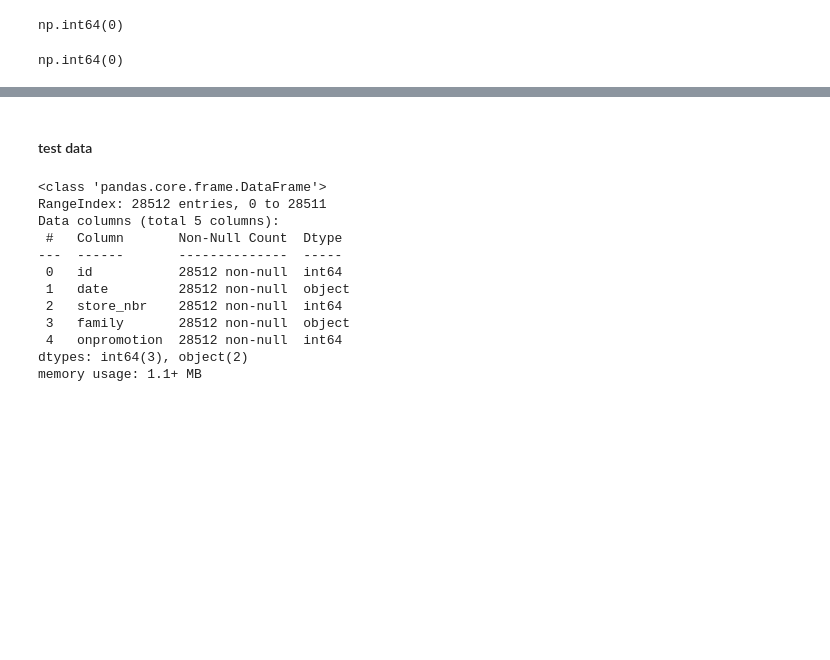
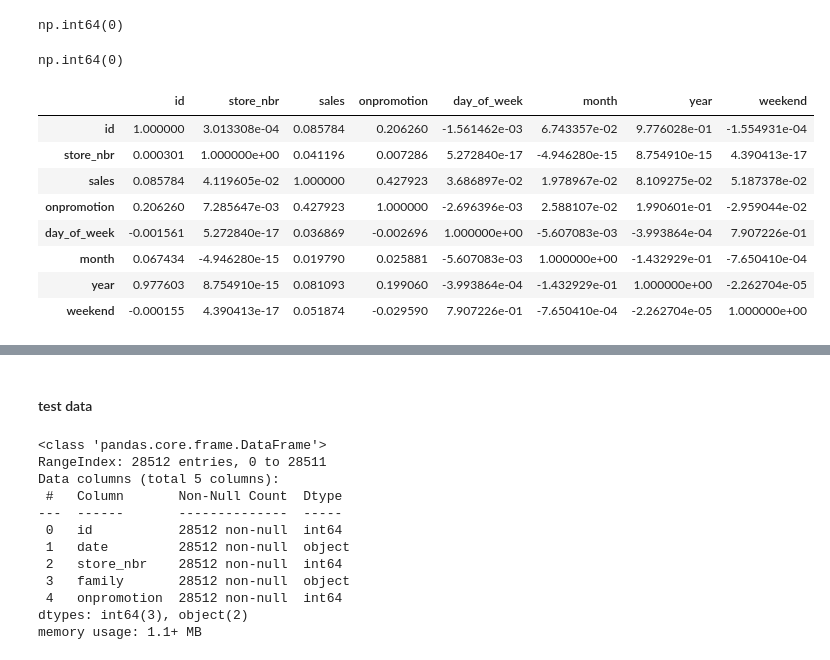
Before and after one commit to Ogoms/Time-Series-Regression-Analysis, a Jupyter notebook: Notebook/main.ipynb, the cells around one changed output, grey strips where cells are left out. Drawn from its saved outputs; the diff is of its cells as text; code cells hidden in the pictures; blank space fills up the shorter version.

```diff
--- a/Notebook/main.ipynb
+++ b/Notebook/main.ipynb
@@ -193,3 +193,21 @@ np.int64(0)
 train.duplicated().sum().sum()
 # %% [output]
 np.int64(0)
+# %%
+# Calculate the correlation matrix
+
+numeric_columns = train.select_dtypes(include=['int32', 'int64', 'float64']).columns
+
+correlation_matrix = train[numeric_columns].corr()
+
+correlation_matrix
+# %% [output]
+|  | id | store_nbr | sales | onpromotion | day_of_week | month | year | weekend |
+| id | 1.000000 | 3.013308e-04 | 0.085784 | 0.206260 | -1.561462e-03 | 6.743357e-02 | 9.776028e-01 | -1.554931e-04 |
+| store_nbr | 0.000301 | 1.000000e+00 | 0.041196 | 0.007286 | 5.272840e-17 | -4.946280e-15 | 8.754910e-15 | 4.390413e-17 |
+| sales | 0.085784 | 4.119605e-02 | 1.000000 | 0.427923 | 3.686897e-02 | 1.978967e-02 | 8.109275e-02 | 5.187378e-02 |
+| onpromotion | 0.206260 | 7.285647e-03 | 0.427923 | 1.000000 | -2.696396e-03 | 2.588107e-02 | 1.990601e-01 | -2.959044e-02 |
+| day_of_week | -0.001561 | 5.272840e-17 | 0.036869 | -0.002696 | 1.000000e+00 | -5.607083e-03 | -3.993864e-04 | 7.907226e-01 |
+| month | 0.067434 | -4.946280e-15 | 0.019790 | 0.025881 | -5.607083e-03 | 1.000000e+00 | -1.432929e-01 | -7.650410e-04 |
+| year | 0.977603 | 8.754910e-15 | 0.081093 | 0.199060 | -3.993864e-04 | -1.432929e-01 | 1.000000e+00 | -2.262704e-05 |
+| weekend | -0.000155 | 4.390413e-17 | 0.051874 | -0.029590 | 7.907226e-01 | -7.650410e-04 | -2.262704e-05 | 1.000000e+00 |
```
Also changed, not shown: parts of 46 cells of this notebook.
